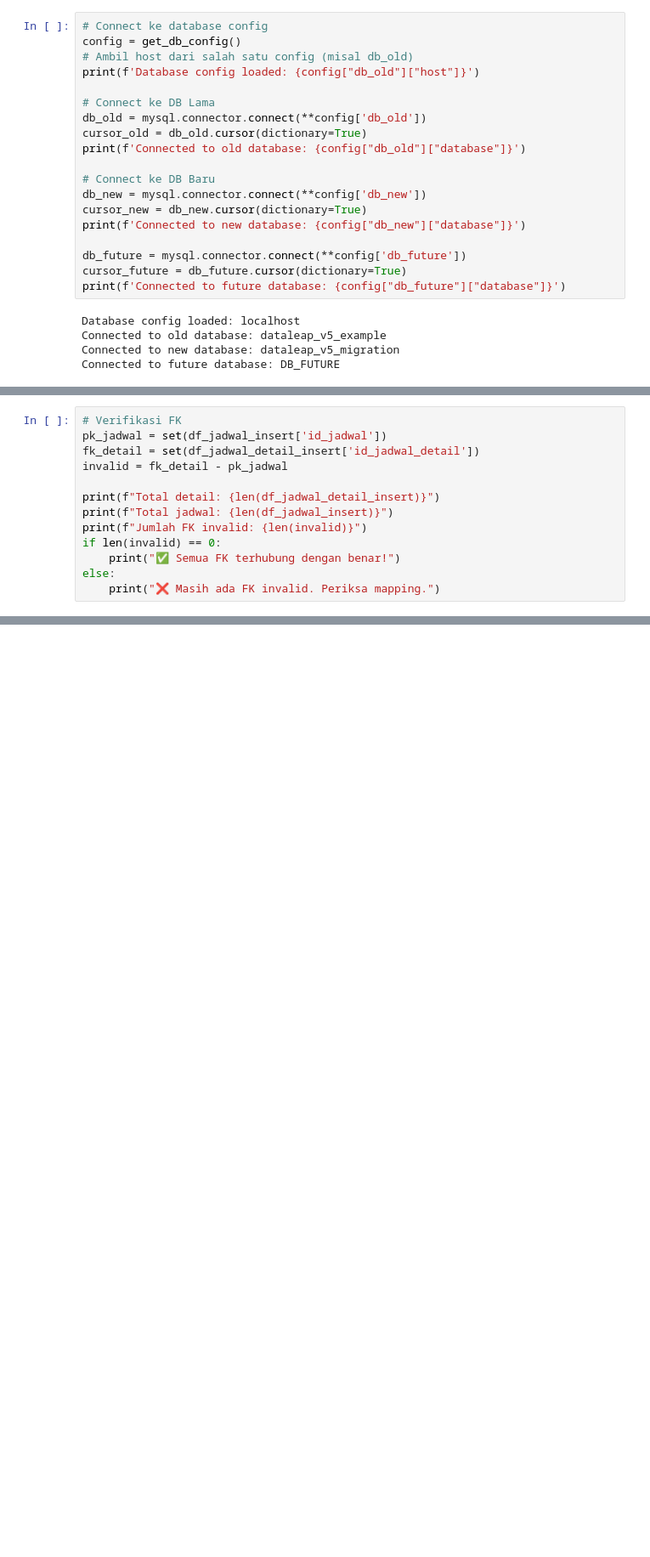
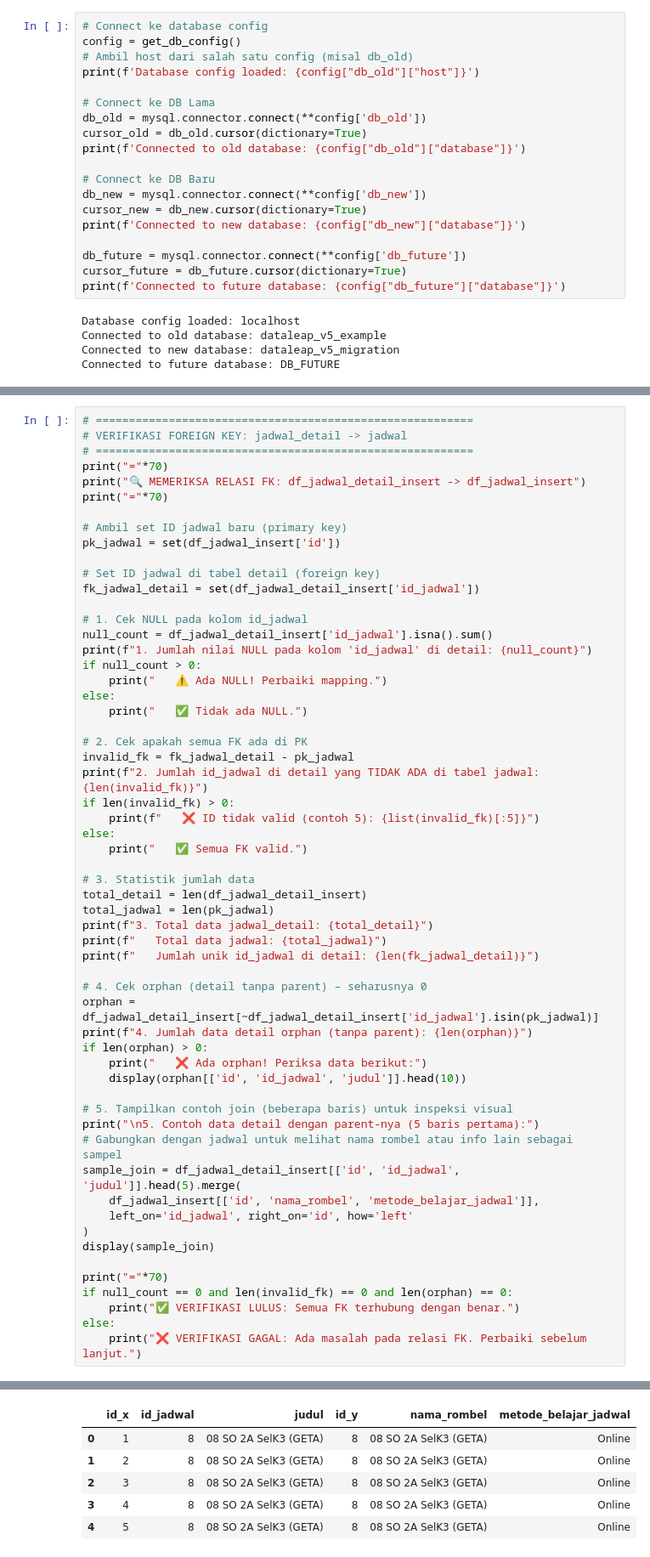
Before and after one commit to umamhaniff/DB_Migration_Leap, a Jupyter notebook: fase_4/script_afrida_v2.ipynb, the cells around one changed output, grey strips where cells are left out. Shown at 85% size. Cells and saved outputs as stored; diff of their text form; blank space fills up the shorter version.

```diff
--- a/fase_4/script_afrida_v2.ipynb
+++ b/fase_4/script_afrida_v2.ipynb
@@ -276,14 +254,59 @@ KeyError: "None of [Index(['id_jadwal_detail'], dtype='object')] are in the [col
 # %%
-# Verifikasi FK
-pk_jadwal = set(df_jadwal_insert['id_jadwal'])
-fk_detail = set(df_jadwal_detail_insert['id_jadwal_detail'])
-invalid = fk_detail - pk_jadwal
+# =========================================================
+# VERIFIKASI FOREIGN KEY: jadwal_detail -> jadwal
+# =========================================================
+print("="*70)
+print("🔍 MEMERIKSA RELASI FK: df_jadwal_detail_insert -> df_jadwal_insert")
+print("="*70)
 
-print(f"Total detail: {len(df_jadwal_detail_insert)}")
-print(f"Total jadwal: {len(df_jadwal_insert)}")
-print(f"Jumlah FK invalid: {len(invalid)}")
-if len(invalid) == 0:
-    print("✅ Semua FK terhubung dengan benar!")
+# Ambil set ID jadwal baru (primary key)
+pk_jadwal = set(df_jadwal_insert['id'])
+
+# Set ID jadwal di tabel detail (foreign key)
+fk_jadwal_detail = set(df_jadwal_detail_insert['id_jadwal'])
+
+# 1. Cek NULL pada kolom id_jadwal
+null_count = df_jadwal_detail_insert['id_jadwal'].isna().sum()
+print(f"1. Jumlah nilai NULL pada kolom 'id_jadwal' di detail: {null_count}")
+if null_count > 0:
+    print("   ⚠️ Ada NULL! Perbaiki mapping.")
 else:
-    print("❌ Masih ada FK invalid. Periksa mapping.")
+    print("   ✅ Tidak ada NULL.")
+
+# 2. Cek apakah semua FK ada di PK
+invalid_fk = fk_jadwal_detail - pk_jadwal
+print(f"2. Jumlah id_jadwal di detail yang TIDAK ADA di tabel jadwal: {len(invalid_fk)}")
+if len(invalid_fk) > 0:
+    print(f"   ❌ ID tidak valid (contoh 5): {list(invalid_fk)[:5]}")
+else:
+    print("   ✅ Semua FK valid.")
+
+# 3. Statistik jumlah data
+total_detail = len(df_jadwal_detail_insert)
+total_jadwal = len(pk_jadwal)
+print(f"3. Total data jadwal_detail: {total_detail}")
+print(f"   Total data jadwal: {total_jadwal}")
+print(f"   Jumlah unik id_jadwal di detail: {len(fk_jadwal_detail)}")
+
+# 4. Cek orphan (detail tanpa parent) – seharusnya 0
+orphan = df_jadwal_detail_insert[~df_jadwal_detail_insert['id_jadwal'].isin(pk_jadwal)]
+print(f"4. Jumlah data detail orphan (tanpa parent): {len(orphan)}")
+if len(orphan) > 0:
+    print("   ❌ Ada orphan! Periksa data berikut:")
+    display(orphan[['id', 'id_jadwal', 'judul']].head(10))
+
+# 5. Tampilkan contoh join (beberapa baris) untuk inspeksi visual
+print("\n5. Contoh data detail dengan parent-nya (5 baris pertama):")
+# Gabungkan dengan jadwal untuk melihat nama rombel atau info lain sebagai sampel
+sample_join = df_jadwal_detail_insert[['id', 'id_jadwal', 'judul']].head(5).merge(
+    df_jadwal_insert[['id', 'nama_rombel', 'metode_belajar_jadwal']],
+    left_on='id_jadwal', right_on='id', how='left'
+)
+display(sample_join)
+
+print("="*70)
+if null_count == 0 and len(invalid_fk) == 0 and len(orphan) == 0:
+    print("✅ VERIFIKASI LULUS: Semua FK terhubung dengan benar.")
+else:
+    print("❌ VERIFIKASI GAGAL: Ada masalah pada relasi FK. Perbaiki sebelum lanjut.")
 # %% [output]
@@ -293,0 +326,6 @@ Jumlah FK invalid: 16708
+|  | id_x | id_jadwal | judul | id_y | nama_rombel | metode_belajar_jadwal |
+| 0 | 1 | 8 | 08 SO 2A SelK3 (GETA) | 8 | 08 SO 2A SelK3 (GETA) | Online |
+| 1 | 2 | 8 | 08 SO 2A SelK3 (GETA) | 8 | 08 SO 2A SelK3 (GETA) | Online |
+| 2 | 3 | 8 | 08 SO 2A SelK3 (GETA) | 8 | 08 SO 2A SelK3 (GETA) | Online |
+| 3 | 4 | 8 | 08 SO 2A SelK3 (GETA) | 8 | 08 SO 2A SelK3 (GETA) | Online |
+| 4 | 5 | 8 | 08 SO 2A SelK3 (GETA) | 8 | 08 SO 2A SelK3 (GETA) | Online |
```
Also changed, not shown: parts of 19 cells of this notebook, 5 other files.
